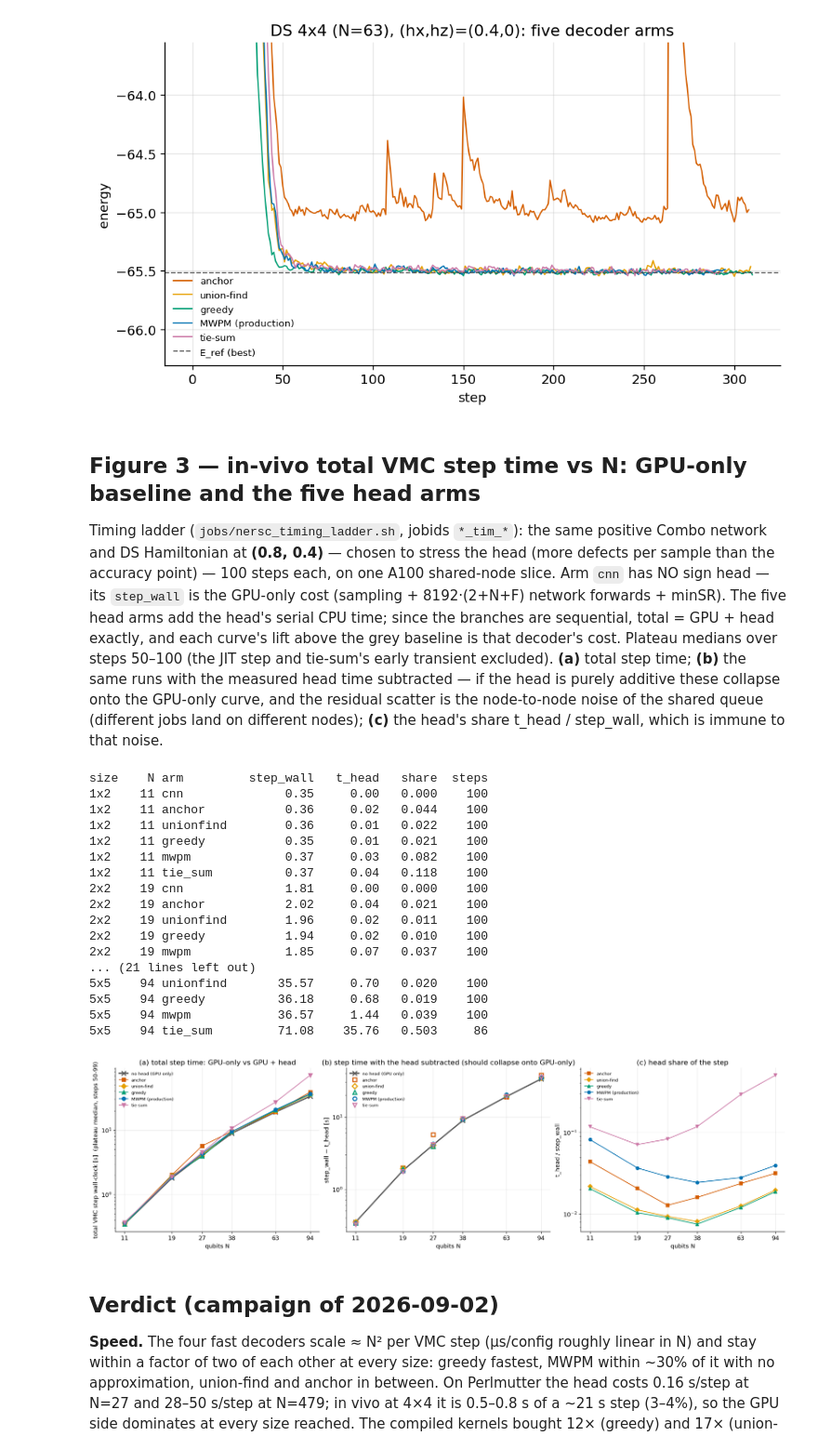
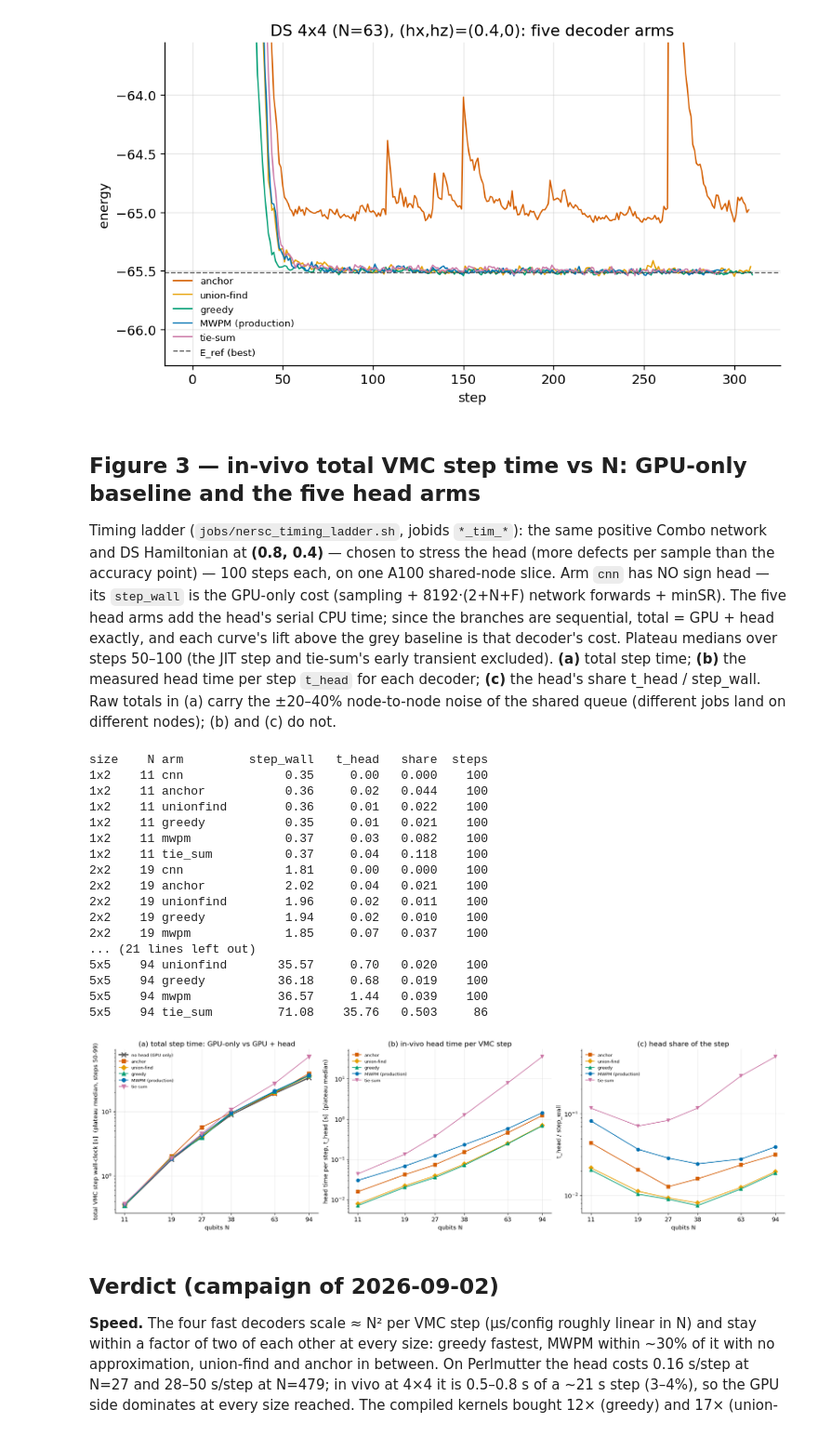
Before and after one commit to SanzharBissenali/2D-TC, a Jupyter notebook: analysis/06_decoder_scaling.ipynb, the cells around one changed output. Shown at 93% size. Saved outputs shown, nothing was run; the diff lists cells and outputs as text; code cells hidden in the pictures.

Commit message:
notebook 06: Figure 3 panel (b) = in-vivo head time per step (t_head) per decoder
Co-Authored-By: Claude Fable 5.1 <noreply@anthropic.com>

```diff
--- a/analysis/06_decoder_scaling.ipynb
+++ b/analysis/06_decoder_scaling.ipynb
@@ -494,10 +494,9 @@ Hamiltonian at **(0.8, 0.4)** — chosen to stress the head (more defects per sa
 `step_wall` is the GPU-only cost (sampling + 8192·(2+N+F) network forwards + minSR). The five head arms add
 the head's serial CPU time; since the branches are sequential, total = GPU + head exactly, and each curve's
 lift above the grey baseline is that decoder's cost. Plateau medians over steps 50–100 (the JIT step and
-tie-sum's early transient excluded). **(a)** total step time; **(b)** the same runs with the measured head time
-subtracted — if the head is purely additive these collapse onto the GPU-only curve, and the residual scatter is
-the node-to-node noise of the shared queue (different jobs land on different nodes); **(c)** the head's share
-t_head / step_wall, which is immune to that noise.
+tie-sum's early transient excluded). **(a)** total step time; **(b)** the measured head time per step `t_head`
+for each decoder; **(c)** the head's share t_head / step_wall. Raw totals in (a) carry the ±20–40% node-to-node
+noise of the shared queue (different jobs land on different nodes); (b) and (c) do not.
 # %%
 def load_timing(hx=0.8, hz=0.4, lo=50):
     # (size, arm) -> dict(step_wall, t_head, steps, N) from the *_tim_* runs (plateau medians over steps >= lo)
@@ -526,8 +525,8 @@ if TIM:
         N = [p[0] for p in pts]
         big = arm == 'cnn'
         axes[0].plot(N, [p[1] for p in pts], MK6[arm] + '-', color=COL6[arm], ms=8 if big else 6, lw=2.4 if big else 1.4, label=LAB6[arm], mew=2)
-        axes[1].plot(N, [p[1] - p[2] for p in pts], MK6[arm] + ('-' if big else ''), color=COL6[arm], ms=8 if big else 7, lw=2.4 if big else 0, label=LAB6[arm], mew=2, mfc='none' if not big else COL6[arm])
         if not big:
+            axes[1].plot(N, [p[2] for p in pts], MK6[arm] + '-', color=COL6[arm], ms=6, lw=1.4, label=LAB6[arm])
             axes[2].plot(N, [p[2] / p[1] for p in pts], MK6[arm] + '-', color=COL6[arm], ms=6, lw=1.4, label=LAB6[arm])
     from matplotlib.ticker import FixedLocator, NullLocator, ScalarFormatter
     Ns = sorted({r['N'] for r in TIM.values()})
@@ -535,36 +534,36 @@ if TIM:
         ax.set_xscale('log'); ax.set_yscale('log'); ax.set_xlabel('qubits N')
         ax.xaxis.set_major_locator(FixedLocator(Ns)); ax.xaxis.set_minor_locator(NullLocator())
         ax.xaxis.set_major_formatter(ScalarFormatter()); ax.set_xticklabels([str(n) for n in Ns])
     axes[0].set_ylabel('total VMC step wall-clock [s]  (plateau median, steps 50-99)')
     axes[0].set_title('(a) total step time: GPU-only vs GPU + head'); axes[0].legend(fontsize=8, frameon=False)
-    axes[1].set_ylabel('step_wall − t_head [s]')
-    axes[1].set_title('(b) step time with the head subtracted (should collapse onto GPU-only)'); axes[1].legend(fontsize=8, frameon=False)
+    axes[1].set_ylabel('head time per step, t_head [s]  (plateau median)')
+    axes[1].set_title('(b) in-vivo head time per VMC step'); axes[1].legend(fontsize=8, frameon=False)
     axes[2].set_ylabel('t_head / step_wall'); axes[2].set_title('(c) head share of the step'); axes[2].legend(fontsize=8, frameon=False)
     fig.savefig(FIGDIR / 'fig3_step_time_vs_N.png', dpi=200, bbox_inches='tight')
     print(f"{'size':5s}{'N':>4s} {'arm':10s} {'step_wall':>10s} {'t_head':>8s} {'share':>7s} {'steps':>6s}")
     for (s, a), r in sorted(TIM.items(), key=lambda kv: (geo(kv[0][0])[0], ARMS6.index(kv[0][1]))):
         print(f"{s:5s}{r['N']:4d} {a:10s} {r['step_wall']:10.2f} {r['t_head']:8.2f} {r['t_head']/r['step_wall']:7.3f} {r['steps']:6d}")
 else:
     print('no timing-ladder runs (*_tim_*) with step_wall yet')
 # %% [output]
 size    N arm         step_wall   t_head   share  steps
 1x2    11 cnn              0.35     0.00   0.000    100
 1x2    11 anchor           0.36     0.02   0.044    100
 1x2    11 unionfind        0.36     0.01   0.022    100
 1x2    11 greedy           0.35     0.01   0.021    100
 1x2    11 mwpm             0.37     0.03   0.082    100
 1x2    11 tie_sum          0.37     0.04   0.118    100
 2x2    19 cnn              1.81     0.00   0.000    100
 2x2    19 anchor           2.02     0.04   0.021    100
 2x2    19 unionfind        1.96     0.02   0.011    100
 2x2    19 greedy           1.94     0.02   0.010    100
 2x2    19 mwpm             1.85     0.07   0.037    100
 ... (21 lines left out)
 5x5    94 unionfind       35.57     0.70   0.020    100
 5x5    94 greedy          36.18     0.68   0.019    100
 5x5    94 mwpm            36.57     1.44   0.039    100
 5x5    94 tie_sum         71.08    35.76   0.503     86
-[figure, old version]
+[figure, new version]
 # %% [markdown]
 ## Verdict (campaign of 2026-09-02)
 
```
